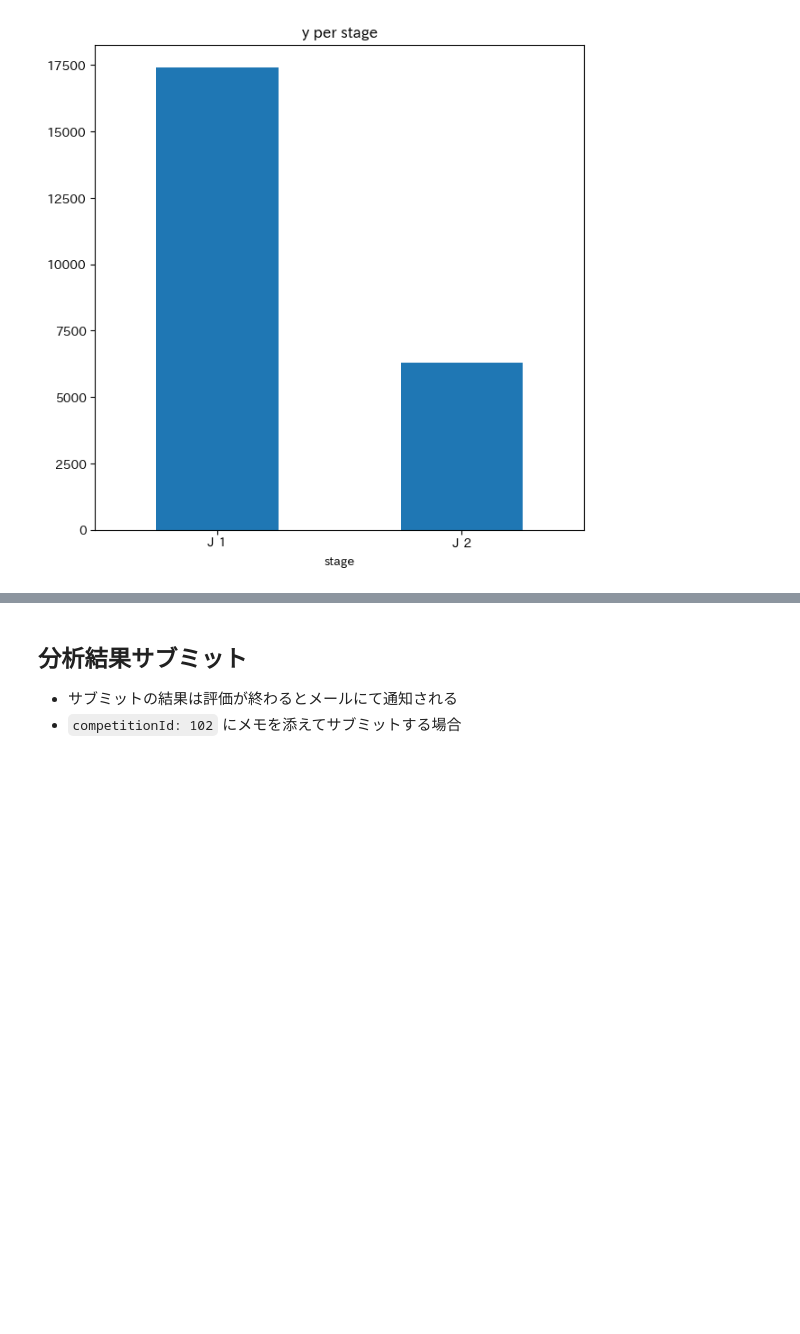
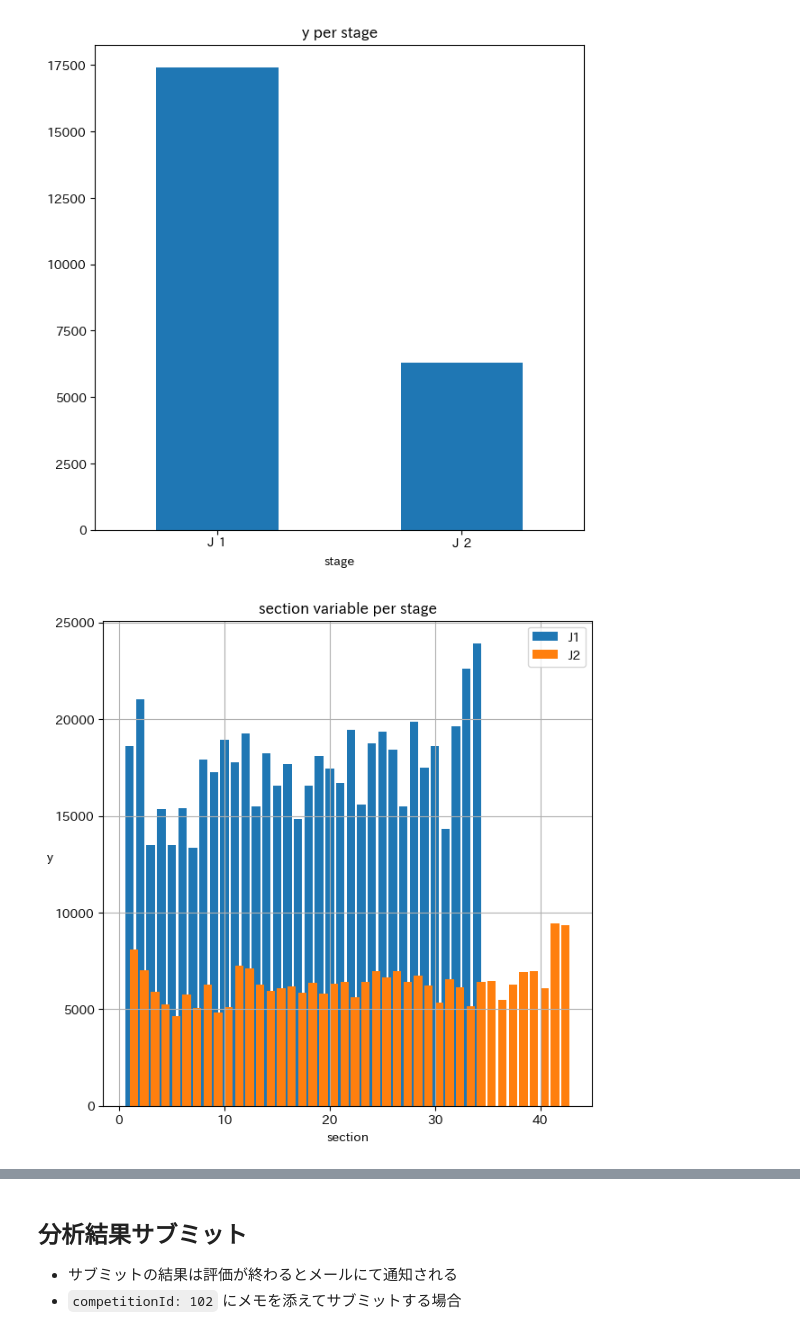
Before and after one commit to abaziri/signate-Jleague, a Jupyter notebook: tutorials/SIGNATE_Tutorial_for_Colaboratory.ipynb, the cells around one changed output, grey strips where cells are left out. Saved outputs shown, nothing was run; the diff lists cells and outputs as text; code cells hidden in the pictures; blank space fills up the shorter version.

```diff
--- a/tutorials/SIGNATE_Tutorial_for_Colaboratory.ipynb
+++ b/tutorials/SIGNATE_Tutorial_for_Colaboratory.ipynb
@@ -546,3 +546,19 @@ Successfully built japanize_matplotlib
 Installing collected packages: japanize_matplotlib
 Successfully installed japanize_matplotlib-1.1.3
 [figure]
+# %%
+plt.figure(figsize = (7,7))
+J1_group = full_train[full_train['stage']== 'Ｊ１'].groupby('section')['y'].mean()
+J2_group = full_train[full_train['stage']== 'Ｊ２'].groupby('section')['y'].mean()
+
+
+plt.bar(J1_group.index, J1_group, label = 'J1')
+plt.bar(J2_group.index, J2_group, label = 'J2', align = 'edge')
+plt.legend()
+plt.grid()
+plt.xlabel('section')
+plt.ylabel('y', rotation=0)
+plt.title('section variable per stage')
+plt.show()
+# %% [output]
+[figure, added]
```
Also changed, not shown: parts of 2 cells of this notebook.
